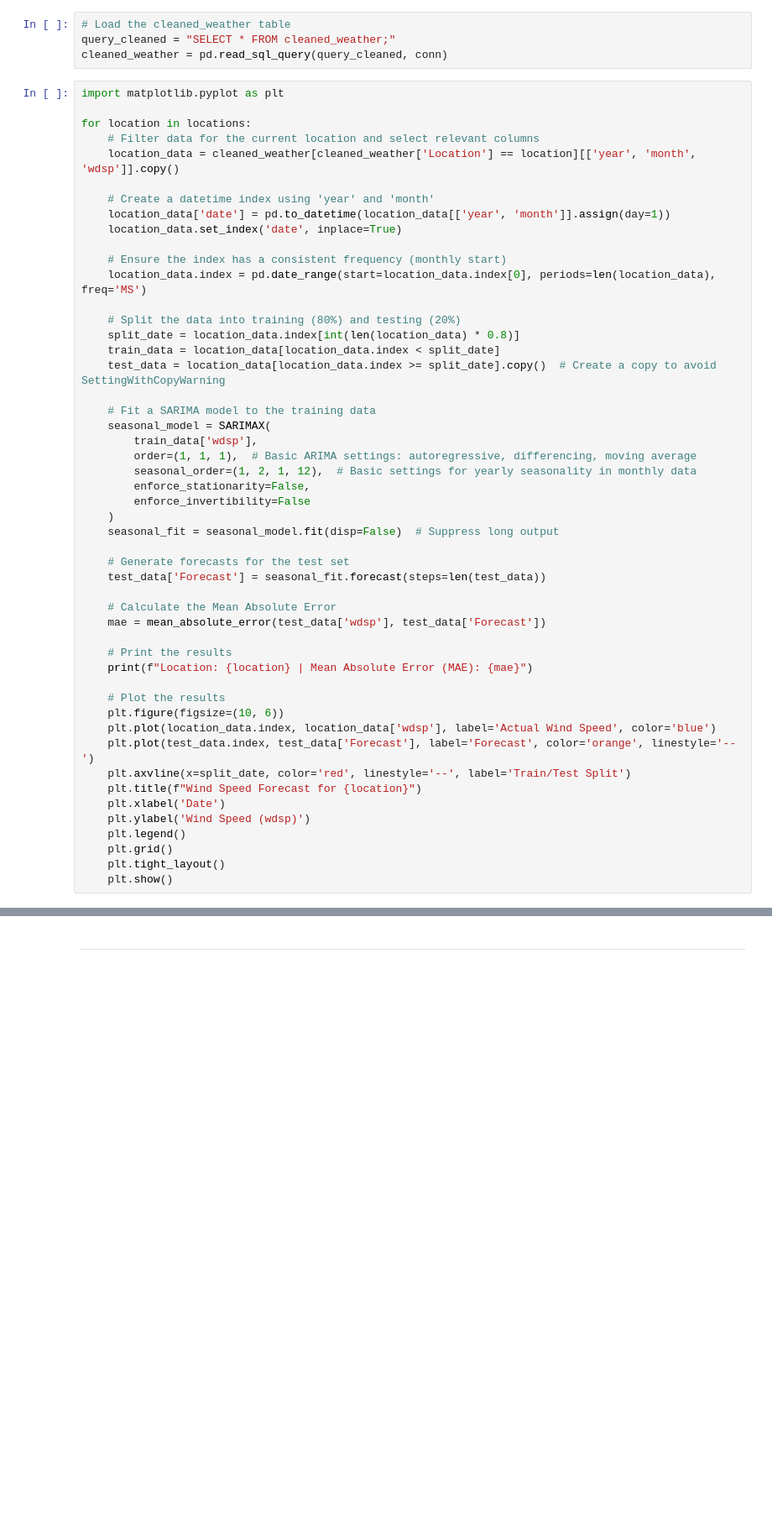
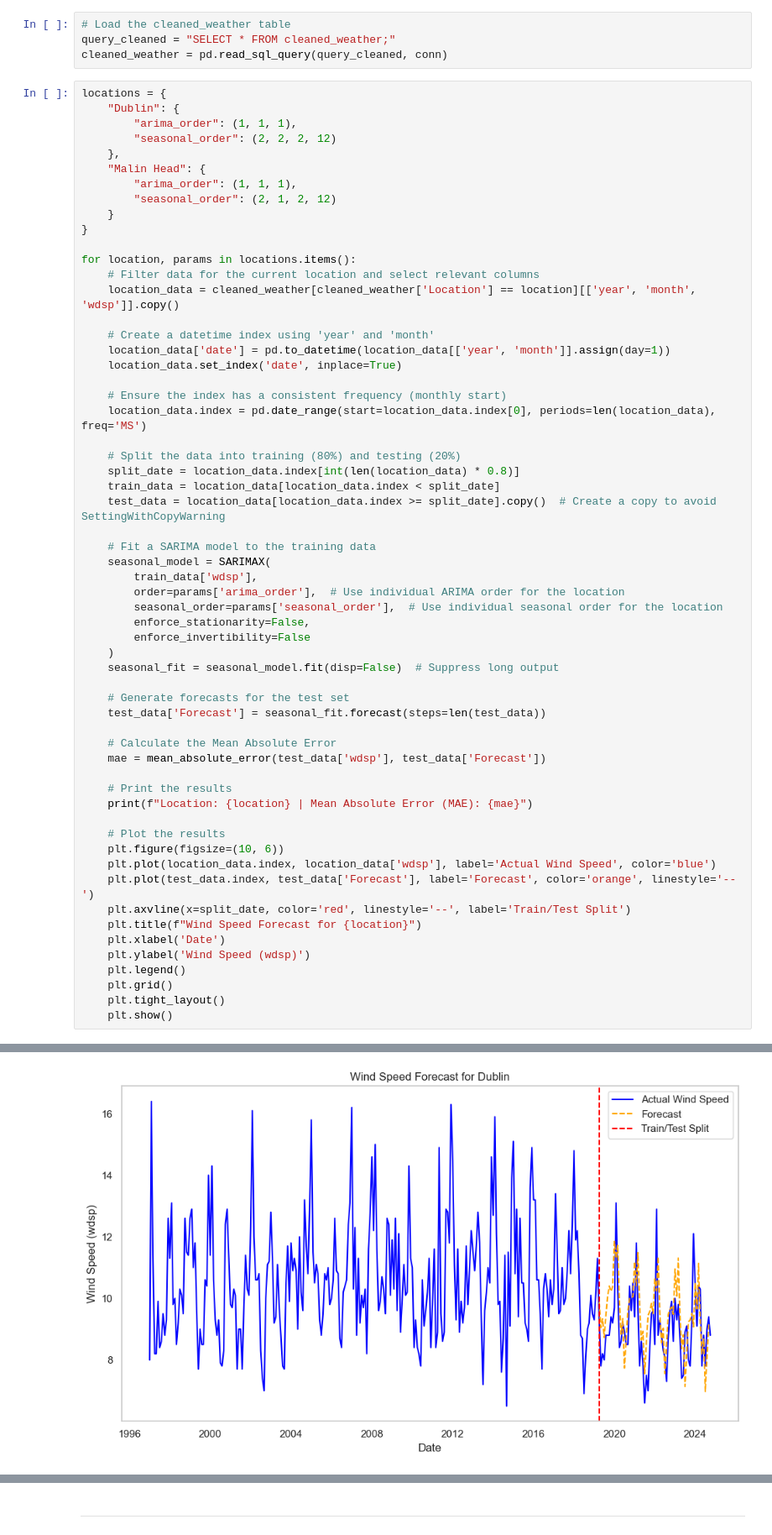
Before and after one commit to sarahembarry/PFDA-project, a Jupyter notebook: bigproject.ipynb, the cells around one changed output, grey strips where cells are left out. Shown at 84% size. Cells and saved outputs as stored; diff of their text form; blank space fills up the shorter version.

```diff
--- a/bigproject.ipynb
+++ b/bigproject.ipynb
@@ -606,9 +608,18 @@ Time-based splits and numeric date features were applied to improve accuracy, bu
 query_cleaned = "SELECT * FROM cleaned_weather;"
 cleaned_weather = pd.read_sql_query(query_cleaned, conn)
 # %%
-import matplotlib.pyplot as plt
+locations = {
+    "Dublin": {
+        "arima_order": (1, 1, 1),
+        "seasonal_order": (2, 2, 2, 12)
+    },
+    "Malin Head": {
+        "arima_order": (1, 1, 1),
+        "seasonal_order": (2, 1, 2, 12)
+    }
+}
 
-for location in locations:
+for location, params in locations.items():
     # Filter data for the current location and select relevant columns
     location_data = cleaned_weather[cleaned_weather['Location'] == location][['year', 'month', 'wdsp']].copy()
 
@@ -627,8 +638,8 @@ for location in locations:
     # Fit a SARIMA model to the training data
     seasonal_model = SARIMAX(
         train_data['wdsp'],
-        order=(1, 1, 1),  # Basic ARIMA settings: autoregressive, differencing, moving average
-        seasonal_order=(1, 2, 1, 12),  # Basic settings for yearly seasonality in monthly data
+        order=params['arima_order'],  # Use individual ARIMA order for the location
+        seasonal_order=params['seasonal_order'],  # Use individual seasonal order for the location
         enforce_stationarity=False,
         enforce_invertibility=False
     )
@@ -663,0 +671 @@ Location: Mullingar | Mean Absolute Error (MAE): 0.6111908079708248
+[figure, added]
```
Also changed, not shown: parts of 5 cells of this notebook, 1 other file.
